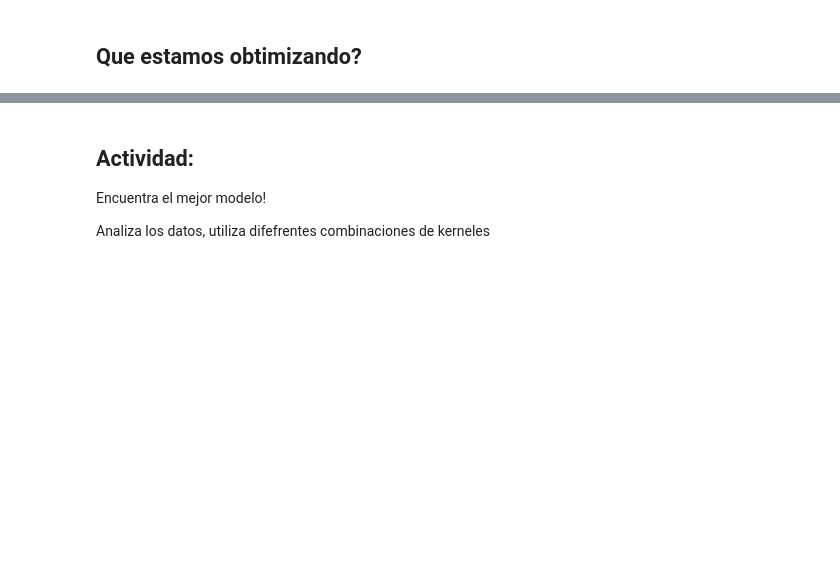
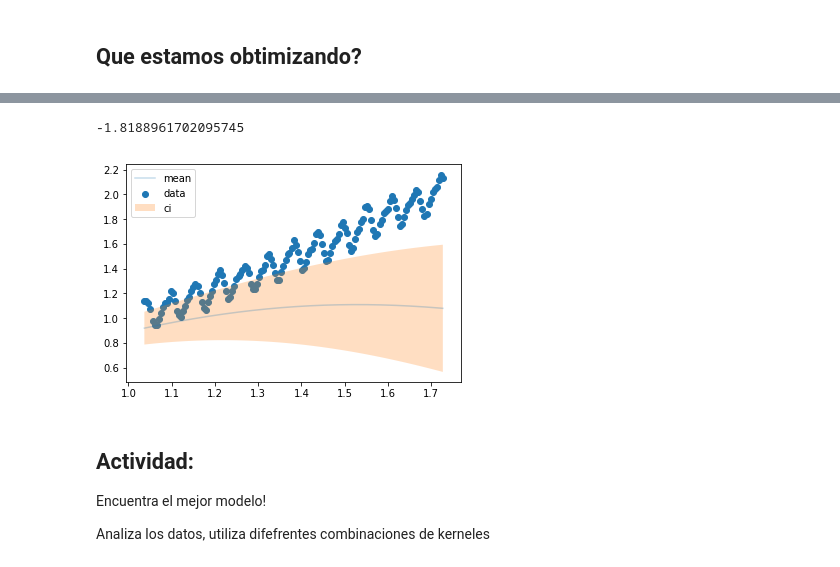
Before and after one commit to riiaa/GaussianProcesses_19, a Jupyter notebook: notebooks/1_GP_en_proceso.ipynb, the cells around one changed output, grey strips where cells are left out. Cells and saved outputs as stored; diff of their text form; code cells hidden in the pictures; blank space fills up the shorter version.

```diff
--- a/notebooks/1_GP_en_proceso.ipynb
+++ b/notebooks/1_GP_en_proceso.ipynb
@@ -379,3 +376,27 @@ _, neg_log_likelihood_ = sess.run([optimize, neg_log_likelihood])
+# %%
+kernel = psd_kernels.ExponentiatedQuadratic(amplitude=amplitude,
+                                            length_scale=length_scale)
+
+gprm = tfd.GaussianProcessRegressionModel(
+    kernel=kernel,
+    index_points=x_test,
+    observation_index_points=x_train,
+    observations=y_train.ravel(),
+    observation_noise_variance=tf.nn.softplus(noise),
+    predictive_noise_variance=0.)
+# %%
+n=100
+y_pred = gprm.mean().numpy().T
+y_std = gprm.stddev().numpy().T
+plt.plot(x_test, y_pred,alpha=0.25,label='mean')
+plt.scatter(x_test,y_test,label='data')
+plt.fill_between(x_test.ravel(),y_pred-y_std,y_pred+y_std,alpha=0.25,label='ci')
+plt.legend()
+print(r2_score(y_test,y_pred))
+plt.show()
+# %% [output]
+-1.8188961702095745
+[figure, added]
 # %% [markdown]
 ## Actividad:
 
```
Also changed, not shown: parts of 3 cells of this notebook.
